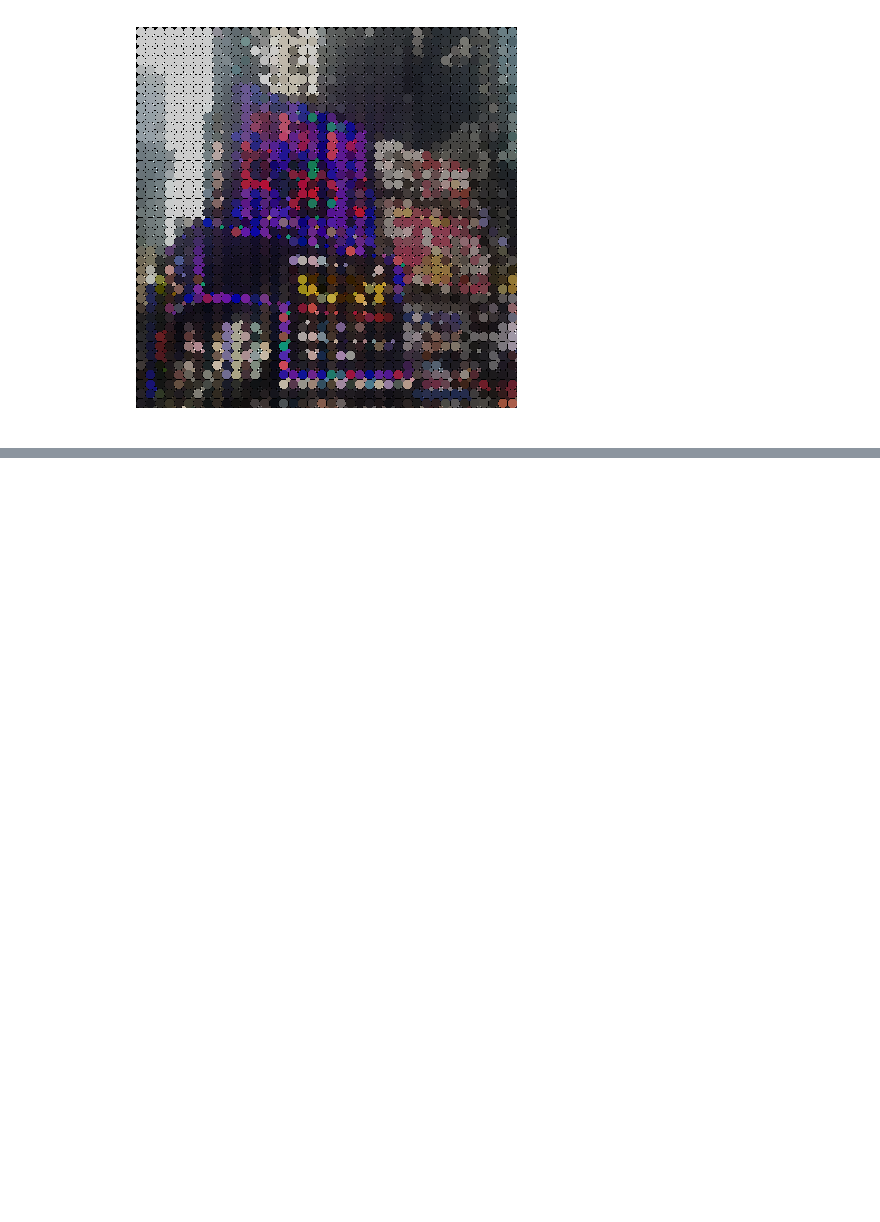
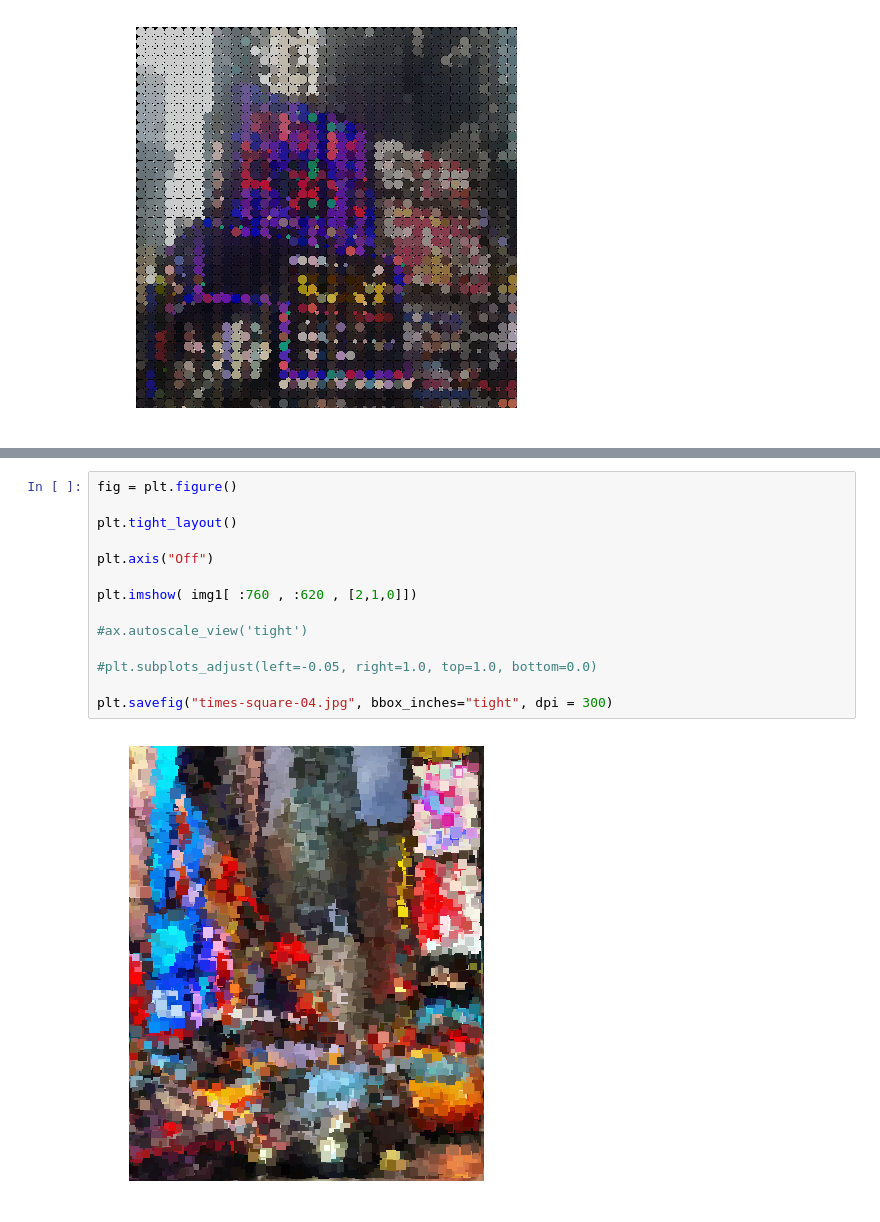
Before and after one commit to mango314/math-blog, a Jupyter notebook: 2019/062519 - instagram.ipynb, the cells around one changed output, grey strips where cells are left out. Drawn from its saved outputs; the diff is of its cells as text; blank space fills up the shorter version.

```diff
--- a/2019/062519 - instagram.ipynb
+++ b/2019/062519 - instagram.ipynb
@@ -122,0 +179,16 @@ Clipping input data to the valid range for imshow with RGB data ([0..1] for floa
+# %%
+fig = plt.figure()
+
+plt.tight_layout()
+
+plt.axis("Off")
+
+plt.imshow( img1[ :760 , :620 , [2,1,0]])
+
+#ax.autoscale_view('tight')
+
+#plt.subplots_adjust(left=-0.05, right=1.0, top=1.0, bottom=0.0)
+
+plt.savefig("times-square-04.jpg", bbox_inches="tight", dpi = 300)
+# %% [output]
+[figure, added]
```
Also changed, not shown: parts of 7 cells of this notebook.
